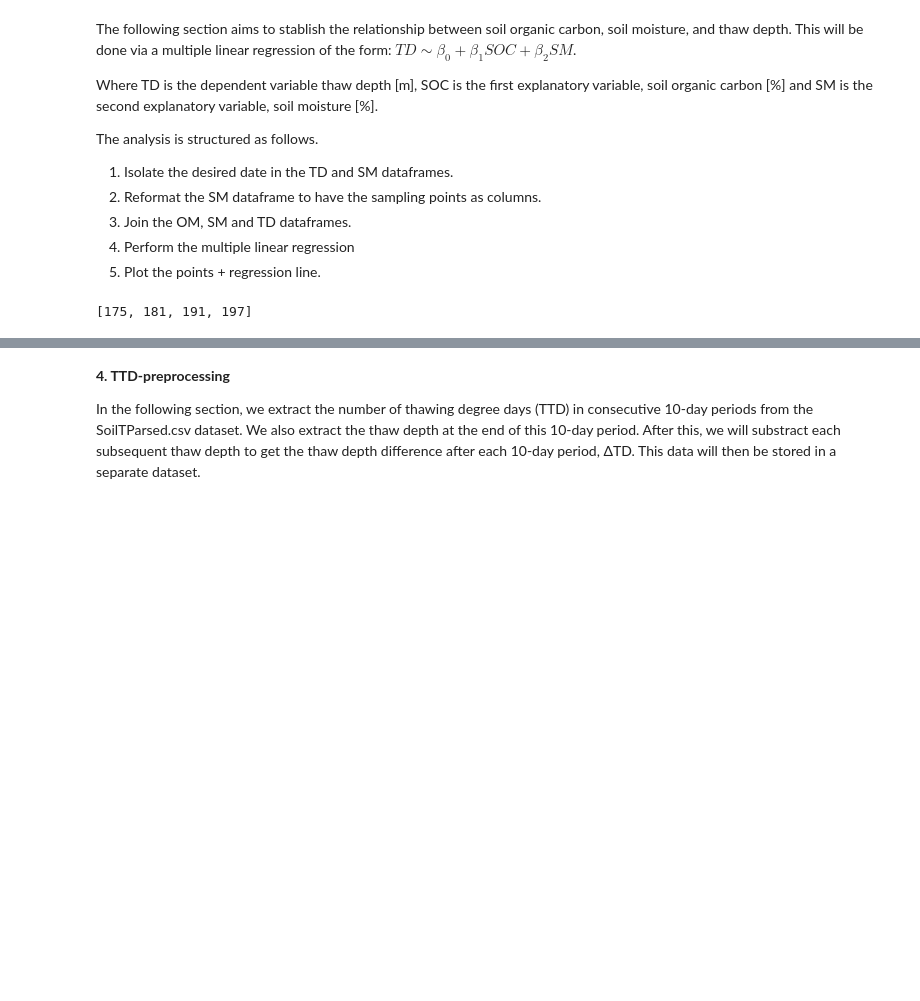
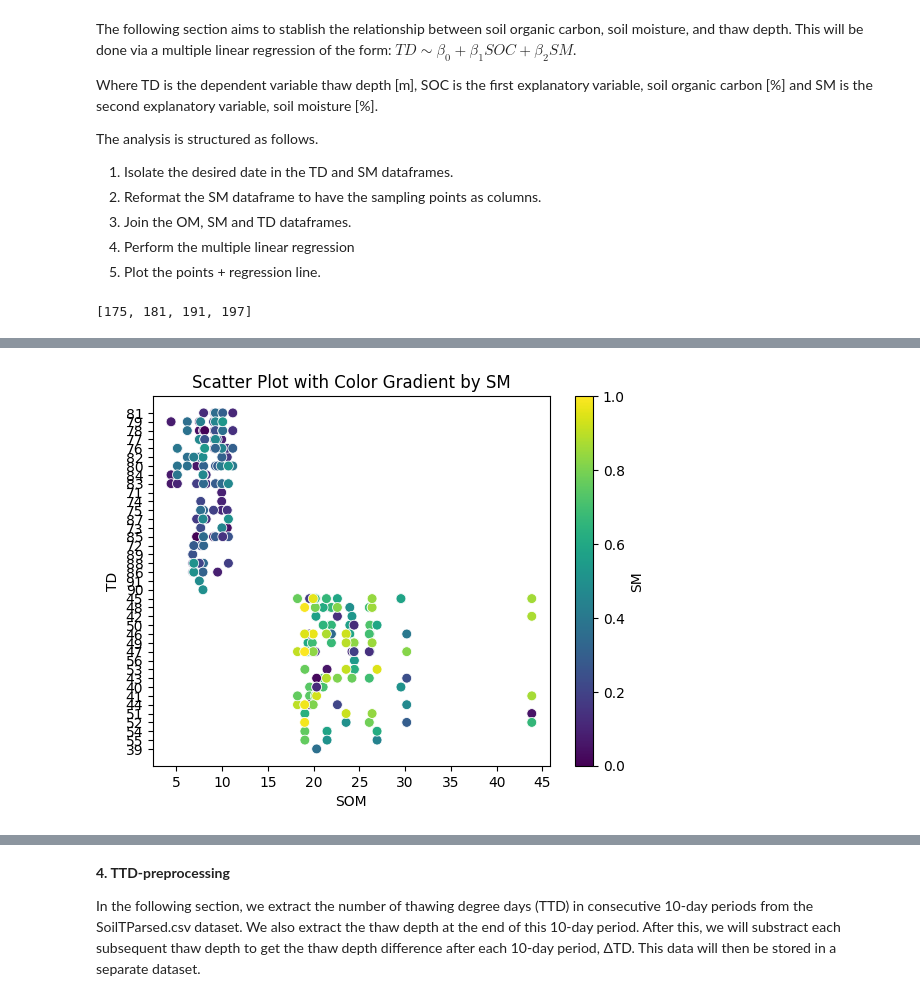
Before and after one commit to JorgeMoranBornemann/BScThesis, a Jupyter notebook: Notebook_BScThesis.ipynb, the cells around one changed output, grey strips where cells are left out. Saved outputs shown, nothing was run; the diff lists cells and outputs as text; code cells hidden in the pictures; blank space fills up the shorter version.

```diff
--- a/Notebook_BScThesis.ipynb
+++ b/Notebook_BScThesis.ipynb
@@ -237,3 +237,12 @@ df_sm_formatted = df_sm_formatted.sort_values(by=['location', 'plot', 'point']).
 
 #merges the two dataframes so soil moisture and thaw depth are together
 df_TD_SM = pd.merge(df_tD_filtered, df_sm_formatted, on=['location', 'treatment', 'pair', 'plot', 'point'])
+
+# cleaning the df_OM dataset to only include locations 1 and 2 and remove unnecesary columns and rows.
+df_OM_filtered = df_OM[df_OM['location'].isin([1,2])]
+df_OM_filtered = df_OM_filtered.dropna(subset=['BD', 'SOM'])
+df_OM_filtered = df_OM_filtered[df_OM_filtered['sample_replicate'] <= 1]
+df_OM_filtered = df_OM_filtered.drop(['MossLayer', 'AdditionalComments', 'sample_replicate'], axis=1)
+
+#combines the thaw depth and soil mositure dataset with the soil organic matter and bulk density dataset
+df_TD_SM_OM = pd.merge(df_TD_SM, df_OM_filtered, on=['location', 'treatment', 'pair', 'plot'])
@@ -732,0 +265,23 @@ print(df_sm)
+# %%
+# Create a scatter plot with color gradient by SM
+scatter_plot = sns.scatterplot(x='SOM', y='TD', hue='SM', palette='viridis', size='SM', sizes=(50, 50), data=df_TD_SM_OM)
+
+# Remove the default legend
+scatter_plot.get_legend().remove()
+
+# Add a Colorbar
+cbar = plt.colorbar(scatter_plot.collections[0], ax=scatter_plot, orientation='vertical')
+cbar.set_label('SM')
+
+# Increase the step between displayed numbers on the y-axis
+#plt.yticks(range(40, 81, 20))
+
+# Add labels and a title
+plt.xlabel('SOM')
+plt.ylabel('TD')
+plt.title('Scatter Plot with Color Gradient by SM')
+
+# Show the plot
+plt.show()
+# %% [output]
+[figure, added]
```
Also changed, not shown: parts of 37 cells of this notebook.
